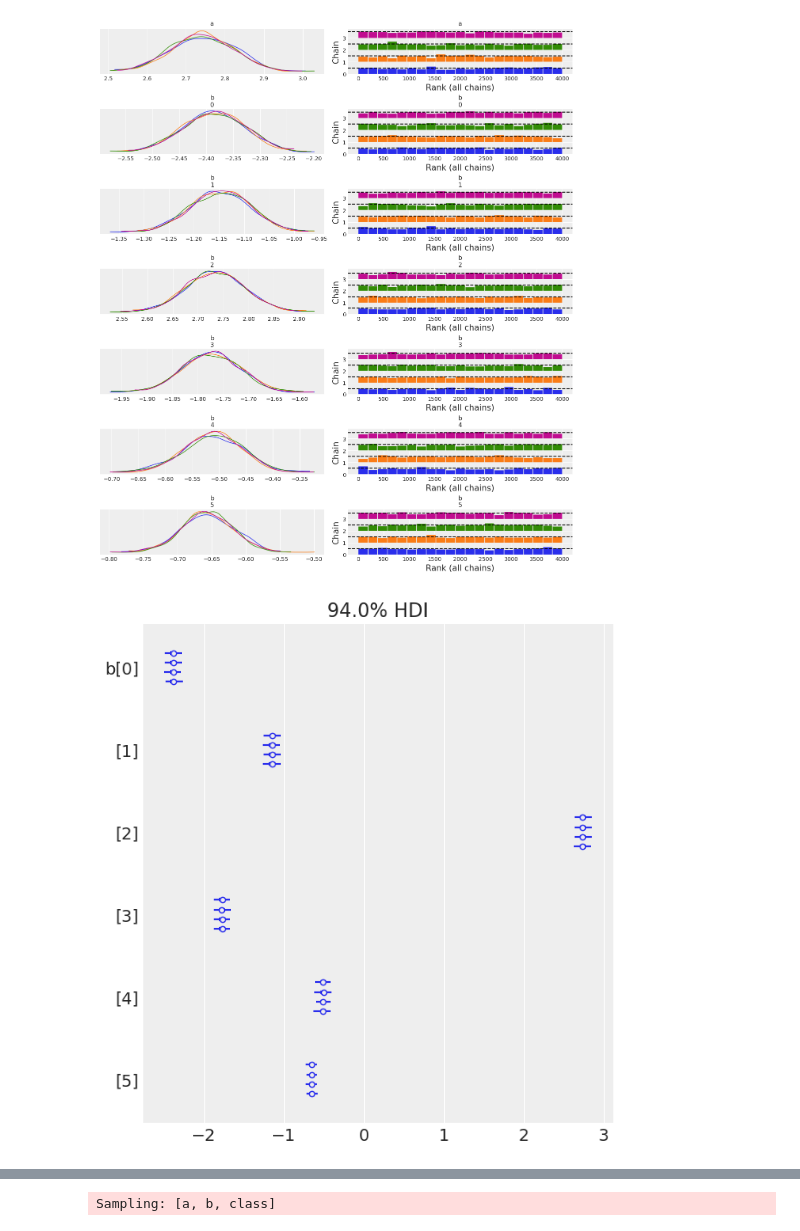
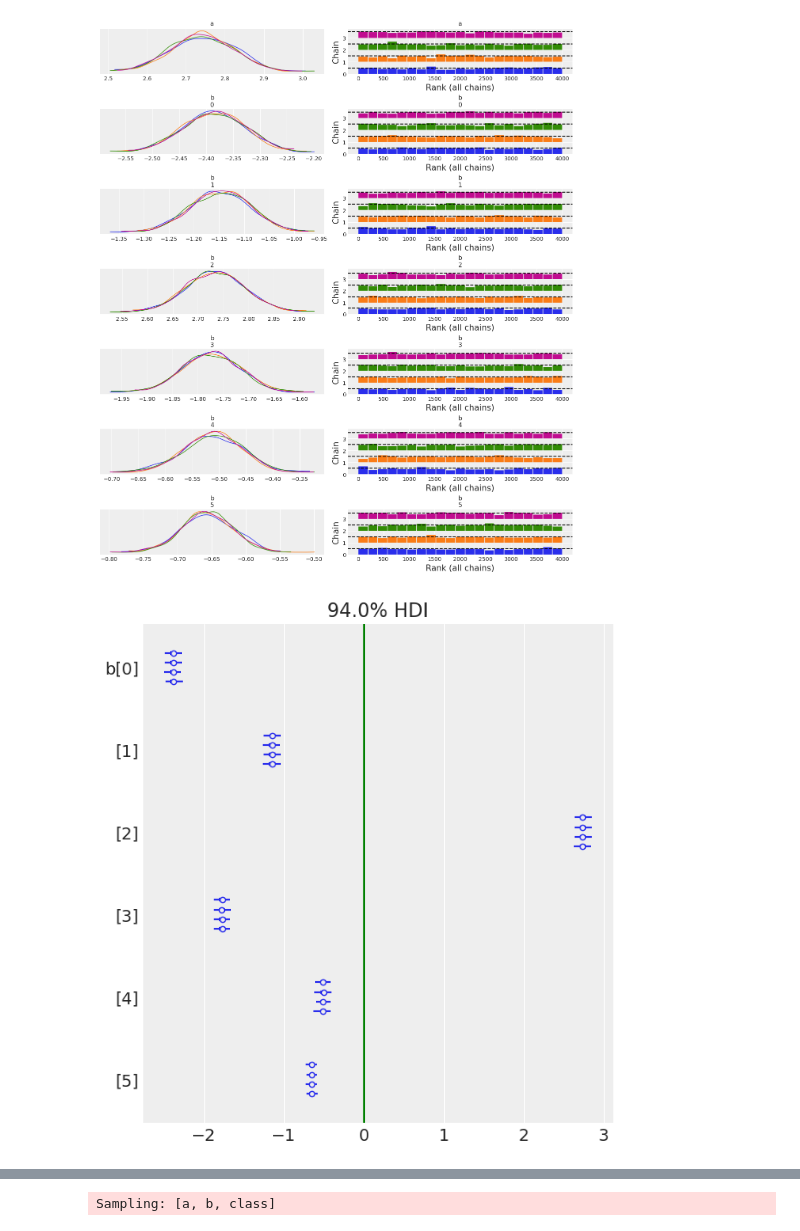
Before and after one commit to achapkim/ds6040_final_credit_card, a Jupyter notebook: model.ipynb, the cells around one changed output, grey strips where cells are left out. Cells and saved outputs as stored; diff of their text form; code cells hidden in the pictures.

```diff
--- a/model.ipynb
+++ b/model.ipynb
@@ -336,7 +435,8 @@ fig.savefig("trace_rf.png") # and save it directly
 [figure]
 # %%
 az.plot_forest(trace3, var_names = ['b'])
+plt.axvline(0, color = "green")
 fig = plt.gcf() # to get the current figure...
 fig.savefig("estimate_rf.png") # and save it directly
 # %% [output]
-[figure, old version]
+[figure, new version]
```
Also changed, not shown: parts of 18 cells of this notebook, 15 other files.
